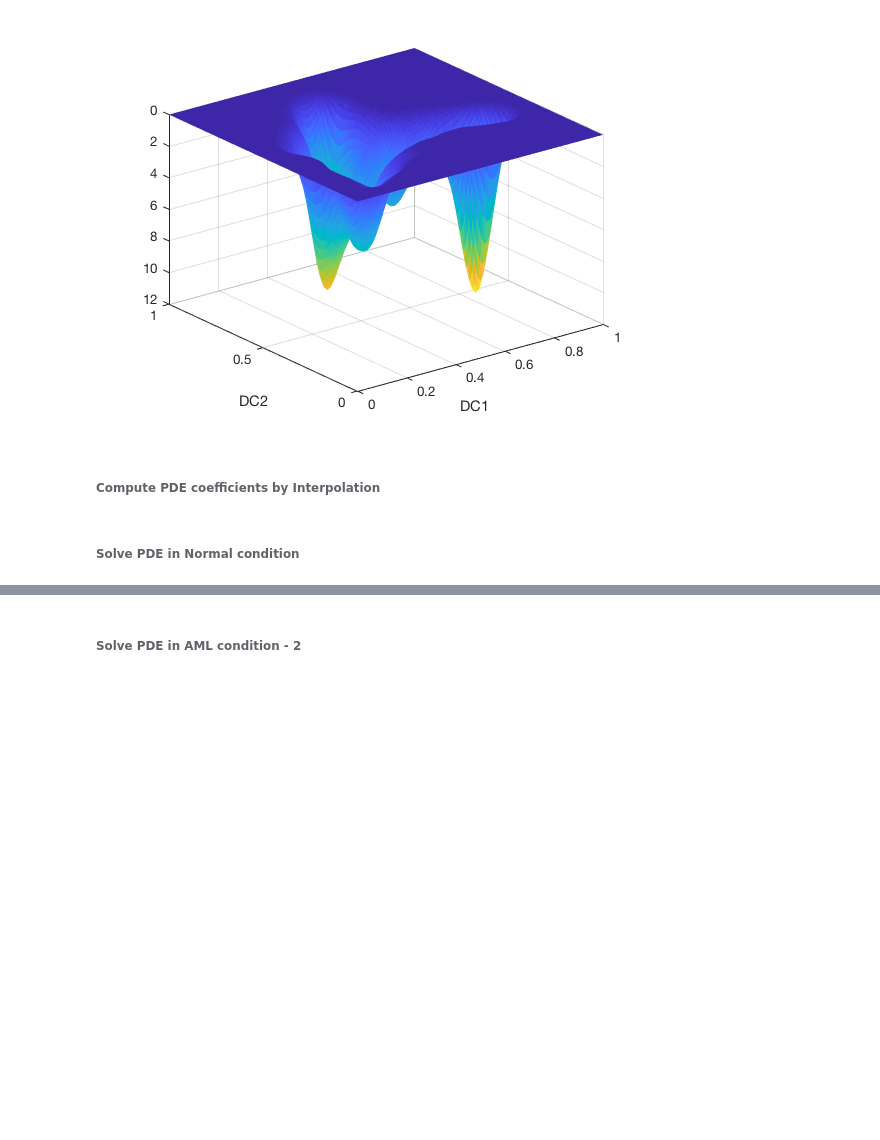
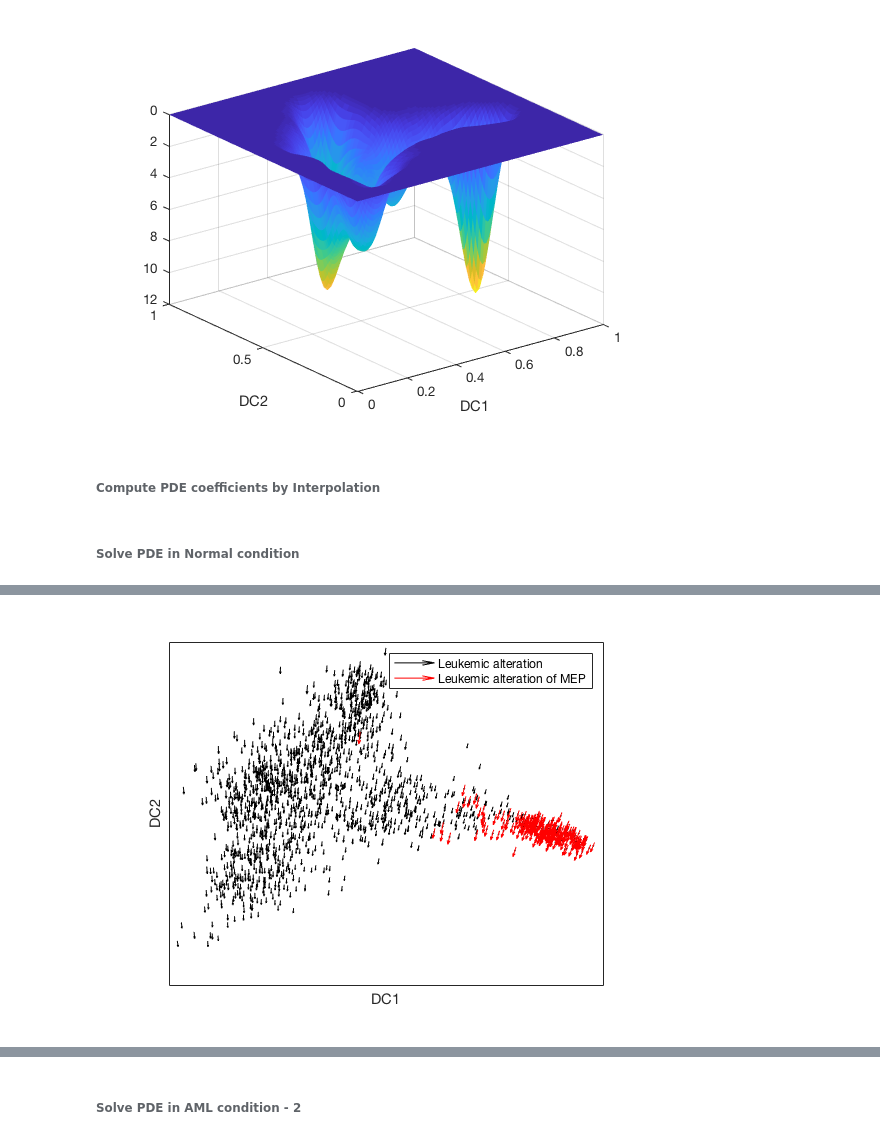
Before and after one commit to heyrim/Mathematical-modeling-with-single-cell-sequencing-data, a Jupyter notebook: Mathematical-modeling-with-single-cell-sequencing-data (Nestorowa, 2016).ipynb, the cells around one changed output, grey strips where cells are left out. Cells and saved outputs as stored; diff of their text form; code cells hidden in the pictures; blank space fills up the shorter version.

```diff
--- a/Mathematical-modeling-with-single-cell-sequencing-data (Nestorowa, 2016).ipynb
+++ b/Mathematical-modeling-with-single-cell-sequencing-data (Nestorowa, 2016).ipynb
@@ -16,8 +16,10 @@ ntest = 0;  % test case number for Nestorowa's data
 # %% [markdown]
 ###### Dimension Reduction
 # %%
-[dc, dcSig] = DiffusionMap_wNewData( scdata', [], 10, 0.5, Inf );
-dc = dc_normalize(dc, 10);    % Normalize Diffusion Component to [0 1]
+global dmParams
+dmParams = [10, Inf];
+[dc, dcSig] = DiffusionMap_wNewData( scdata', [], dmParams(1), 0.5, dmParams(2) );
+dc = dc_normalize(dc, 2);    % Normalize Diffusion Component to [0 1]
 save( filename, 'dc', 'dcSig' ,'-append' )
 figure; subplot( 1, 2, 1 ); f1=plot( dc(:,1), dc(:,2), 'o', 'markersize', 3); set(f1, 'markerfacecolor', get(f1, 'color'));xlim( [0 1] ); ylim( [0 1]); xlabel('DC1'); ylabel('DC2')
 subplot( 1, 2, 2 ); plot( dcSig, '-x' ); xlabel('Diffusion component (DC)'); ylabel('Singular value of DC')
@@ -69,0 +105,11 @@ Elapsed time is 24.139425 seconds.
+# %%
+%% Load and compute gene alteration info - returns vector of alterations
+[vec, ~, ~] = Compute_Gene_Perturbation( ntest );
+figure; quiver( dc(:,1), dc(:,2), vec(:,1), vec(:,2), 'black' ); xlabel( 'DC1' ); xticks( [] ); ylabel( 'DC2' ); yticks( [] );
+
+ind = find( ncluster == 4 );
+caml = 5;
+hold on; quiver( dc(ind,1), dc(ind,2), caml*vec(ind,1), caml*vec(ind,2), 'r' );
+legend( {'Leukemic alteration', 'Leukemic alteration of MEP '} )
+# %% [output]
+[figure, added]
```
Also changed, not shown: parts of 11 cells of this notebook.
